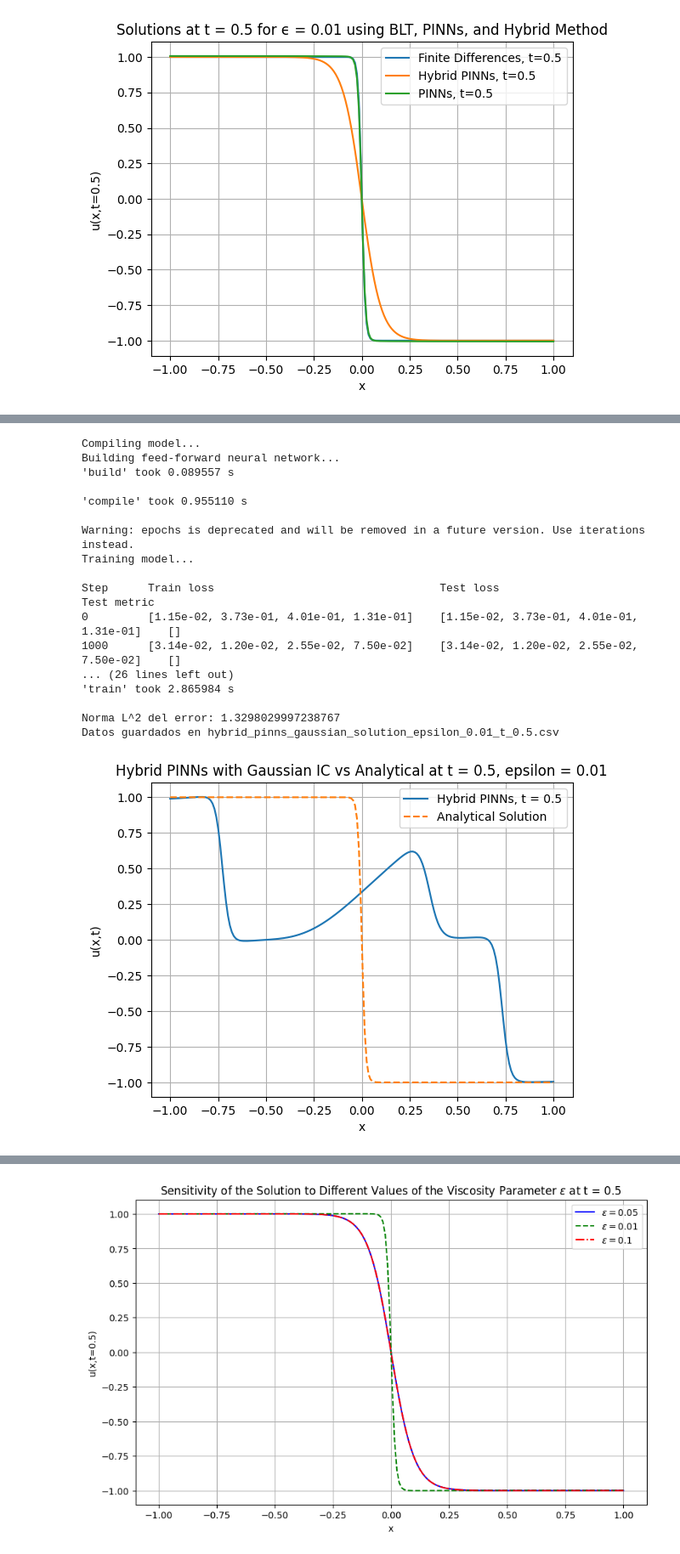
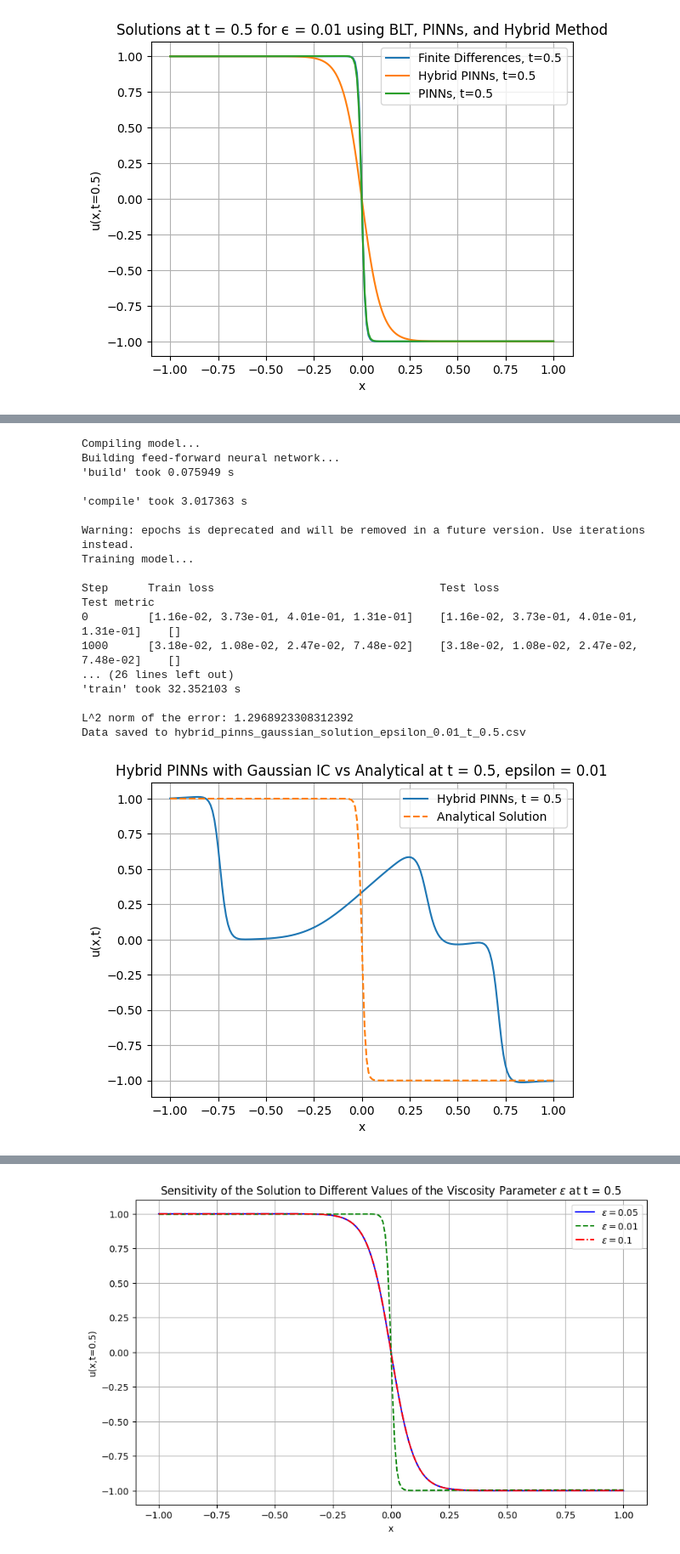
Before and after one commit to Ruben474/HybridBLTPINNs, a Jupyter notebook: solucionburgersredesneuronales.ipynb, the cells around one changed output, grey strips where cells are left out. Shown at 85% size. Cells and saved outputs as stored; diff of their text form; code cells hidden in the pictures.

```diff
--- a/solucionburgersredesneuronales.ipynb
+++ b/solucionburgersredesneuronales.ipynb
@@ -833,112 +851,112 @@ import numpy as np
 import pandas as pd
 import matplotlib.pyplot as plt
 
-# Parámetro de viscosidad
+# Viscosity parameter
 epsilon = 0.01  # Viscosity
 
-# Definir la ecuación de Burgers con viscosidad
+# Define the Burgers' equation with viscosity
 def burgers_equation(x, u):
     u_t = dde.grad.jacobian(u, x, i=0, j=1)  # u_t
     u_x = dde.grad.jacobian(u, x, i=0, j=0)  # u_x
     u_xx = dde.grad.hessian(u, x, i=0, j=0)  # u_xx
     return u_t + u * u_x - epsilon * u_xx
 
-# Definir los límites espaciales y temporales
+# Define the spatial and temporal boundaries
 geom = dde.geometry.Interval(-1, 1)
 timedomain = dde.geometry.TimeDomain(0, 1)
 geomtime = dde.geometry.GeometryXTime(geom, timedomain)
 
-# Condición inicial: Perfil Gaussiano
+# Initial condition: Gaussian profile
 def gaussian_ic(x):
-    x0 = 0  # Centro del perfil
-    sigma = 0.1  # Desviación estándar
+    x0 = 0  # Center of the profile
+    sigma = 0.1  # Standard deviation
     return np.exp(-((x[:, 0:1] - x0) ** 2) / (2 * sigma ** 2))
 
-# Condiciones de frontera
+# Boundary conditions
 bc_left = dde.DirichletBC(geomtime, lambda x: 1, on_boundary=lambda x, _: np.isclose(x[0], -1))
 bc_right = dde.DirichletBC(geomtime, lambda x: -1, on_boundary=lambda x, _: np.isclose(x[0], 1))
 
-# Condición inicial con perfil gaussiano
+# Initial condition with Gaussian profile
 ic = dde.IC(geomtime, gaussian_ic, lambda _, on_initial: on_initial)
 
-# Definir el problema
+# Define the problem
 data = dde.data.TimePDE(geomtime, burgers_equation, [bc_left, bc_right, ic], num_domain=600, num_boundary=60, num_initial=60)
 
-# Definir la red neuronal (mayor capacidad)
+# Define the neural network (higher capacity)
 net = dde.maps.FNN([2] + [50] * 3 + [1], "tanh", "Glorot uniform")
 
-# Modelo híbrido (Gaussian IC + PINNs)
+# Hybrid model (Gaussian IC + PINNs)
 model = dde.Model(data, net)
 
-# Primera fase: Entrenamiento con Adam
+# First phase: Training with Adam
 model.compile("adam", lr=0.0005)
 losshistory, train_state = model.train(epochs=5000)
 
-# Segunda fase: Ajuste con L-BFGS
+# Second phase: Refining with L-BFGS
 model.compile("L-BFGS")
 losshistory, train_state = model.train()
 
-# Generar puntos para predecir en t = 0.5
+# Generate points to predict at t = 0.5
 X_t = np.hstack((np.linspace(-1, 1, 200).reshape(-1, 1), 0.5 * np.ones((200, 1))))
 y_pred_t = model.predict(X_t)
 
-# Solución analítica para comparar el error
-u_analitica = -np.tanh(X_t[:, 0:1] / (2 * epsilon))
+# Analytical solution to compare the error
+u_analytical = -np.tanh(X_t[:, 0:1] / (2 * epsilon))
 
-# Calcular el error absoluto
-error = np.abs(y_pred_t - u_analitica)
+# Calculate the absolute error
+error = np.abs(y_pred_t - u_analytical)
 
-# Calcular el paso espacial
+# Calculate the spatial step
 dx = (1 - (-1)) / (200 - 1)
 
-# Calcular la norma L^2 del error
+# Calculate the L^2 norm of the error
 L2_norm_error = np.sqrt(np.sum(error**2) * dx)
 
-# Imprimir el valor del error L^2
-print(f"Norma L^2 del error: {L2_norm_error}")
+# Print the L^2 norm of the error
+print(f"L^2 norm of the error: {L2_norm_error}")
 
-# Guardar los datos predichos por el modelo
+# Save the predicted data from the model
 data_hybrid_pinns = pd.DataFrame({
-    'x': X_t[:, 0],            # Valores de x
-    'u_gaussianhybridpinns(x,t=0.5)': y_pred_t.flatten(),  # Predicciones de Hybrid PINNs
-    'u_analitica(x,t=0.5)': u_analitica.flatten()  # Solución analítica
+    'x': X_t[:, 0],            # x values
+    'u_gaussianhybridpinns(x,t=0.5)': y_pred_t.flatten(),  # Hybrid PINNs predictions
+    'u_analytical(x,t=0.5)': u_analytical.flatten()  # Analytical solution
 })
 
-# Guardar los datos en un archivo CSV
+# Save the data to a CSV file
 file_path_hybrid_pinns = 'hybrid_pinns_gaussian_solution_epsilon_0.01_t_0.5.csv'
 data_hybrid_pinns.to_csv(file_path_hybrid_pinns, index=False)
 
-print(f"Datos guardados en {file_path_hybrid_pinns}")
+print(f"Data saved to {file_path_hybrid_pinns}")
 
-# Visualización: Solución en t = 0.5
+# Visualization: Solution at t = 0.5
 plt.figure()
 plt.plot(X_t[:, 0], y_pred_t, label="Hybrid PINNs, t = 0.5")
-plt.plot(X_t[:, 0], u_analitica, label="Analytical Solution", linestyle="dashed")
+plt.plot(X_t[:, 0], u_analytical, label="Analytical Solution", linestyle="dashed")
 plt.xlabel("x")
 plt.ylabel("u(x,t)")
 plt.legend()
 plt.title("Hybrid PINNs with Gaussian IC vs Analytical at t = 0.5, epsilon = 0.01")
 plt.grid(True)
 plt.show()
 # %% [output]
 Compiling model...
 Building feed-forward neural network...
-'build' took 0.089557 s
+'build' took 0.075949 s
 
-'compile' took 0.955110 s
+'compile' took 3.017363 s
 
 Warning: epochs is deprecated and will be removed in a future version. Use iterations instead.
 Training model...
 
 Step      Train loss                                  Test loss                                   Test metric
-0         [1.15e-02, 3.73e-01, 4.01e-01, 1.31e-01]    [1.15e-02, 3.73e-01, 4.01e-01, 1.31e-01]    []
-1000      [3.14e-02, 1.20e-02, 2.55e-02, 7.50e-02]    [3.14e-02, 1.20e-02, 2.55e-02, 7.50e-02]    []
+0         [1.16e-02, 3.73e-01, 4.01e-01, 1.31e-01]    [1.16e-02, 3.73e-01, 4.01e-01, 1.31e-01]    []
+1000      [3.18e-02, 1.08e-02, 2.47e-02, 7.48e-02]    [3.18e-02, 1.08e-02, 2.47e-02, 7.48e-02]    []
 ... (26 lines left out)
-'train' took 2.865984 s
+'train' took 32.352103 s
 
-Norma L^2 del error: 1.3298029997238767
-Datos guardados en hybrid_pinns_gaussian_solution_epsilon_0.01_t_0.5.csv
+L^2 norm of the error: 1.2968923308312392
+Data saved to hybrid_pinns_gaussian_solution_epsilon_0.01_t_0.5.csv
-[figure, old version]
+[figure, new version]
 # %%
 import deepxde as dde
 import numpy as np
```
Also changed, not shown: parts of 59 cells of this notebook.
